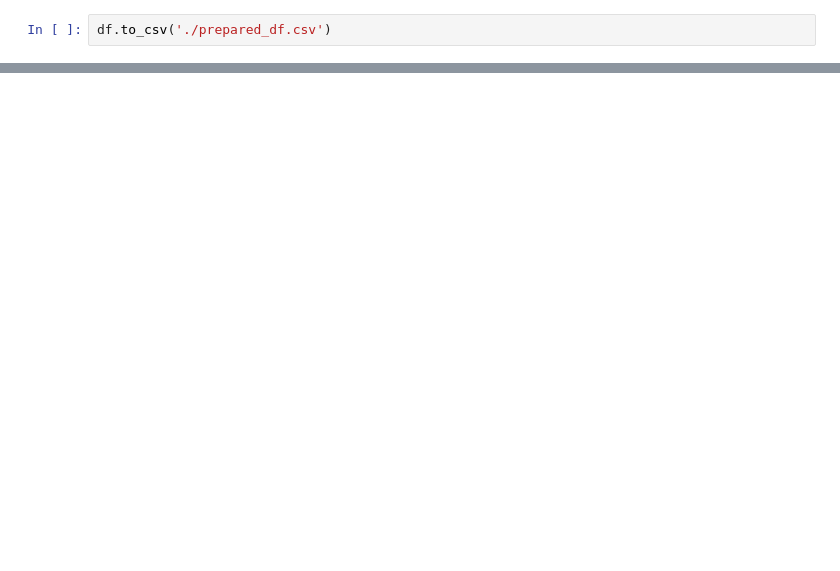
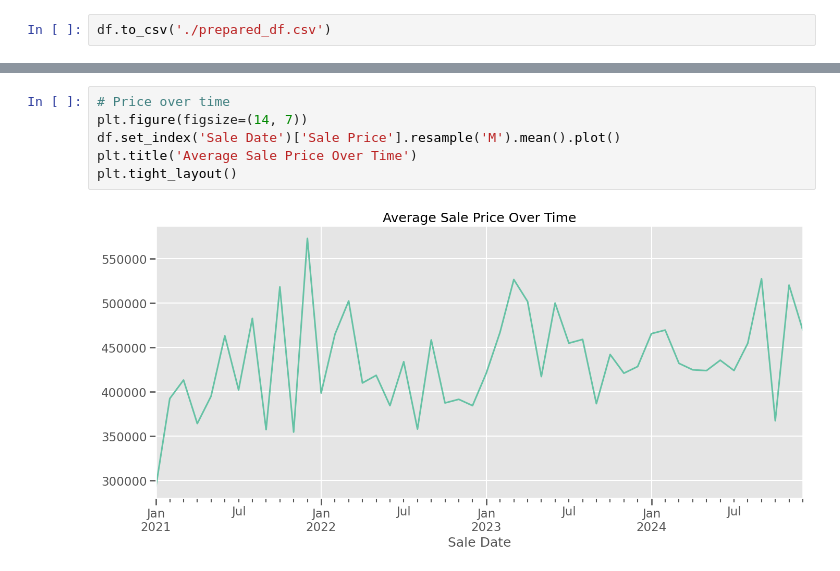
Before and after one commit to dylanbforde/Assignment_Web_Scraping, a Jupyter notebook: data_prep_analysis.ipynb, the cells around one changed output, grey strips where cells are left out. Cells and saved outputs as stored; diff of their text form; blank space fills up the shorter version.

```diff
--- a/data_prep_analysis.ipynb
+++ b/data_prep_analysis.ipynb
@@ -66,0 +154,8 @@ df.to_csv('./prepared_df.csv')
+# %%
+# Price over time
+plt.figure(figsize=(14, 7))
+df.set_index('Sale Date')['Sale Price'].resample('M').mean().plot()
+plt.title('Average Sale Price Over Time')
+plt.tight_layout()
+# %% [output]
+[figure, added]
```
Also changed, not shown: parts of 19 cells of this notebook.
